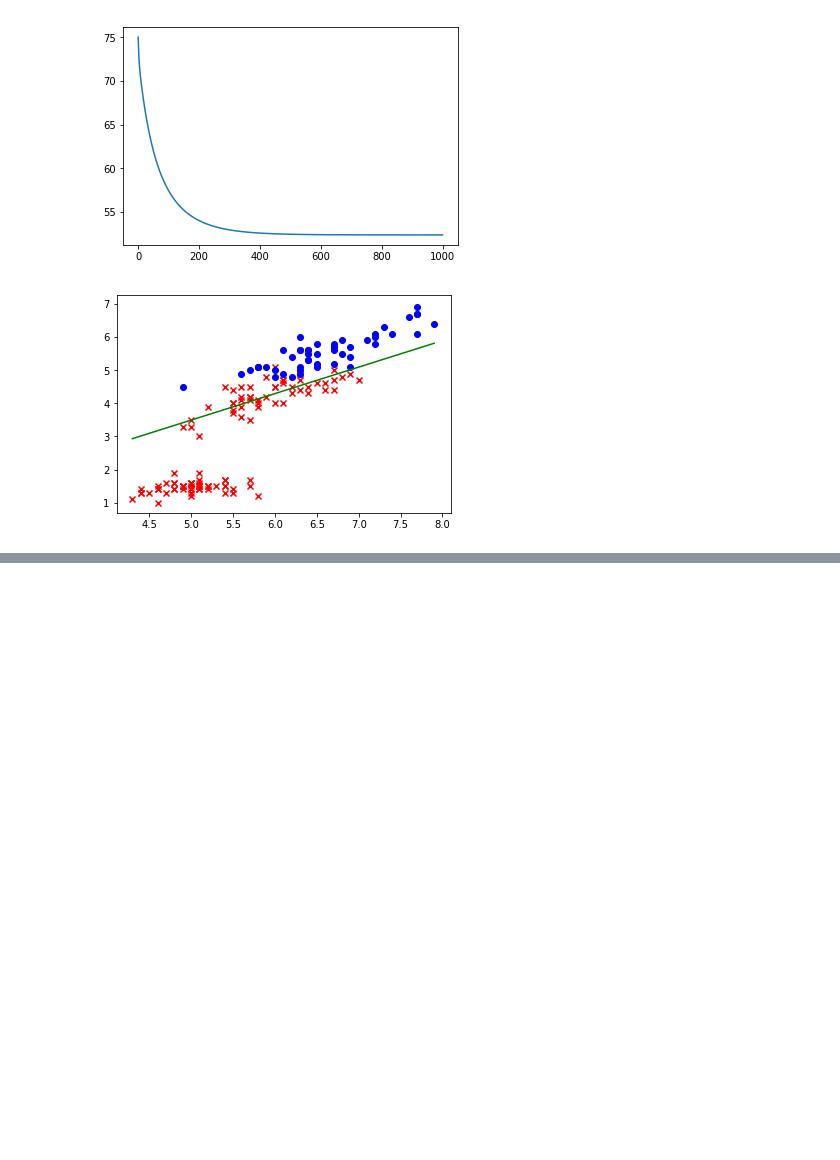
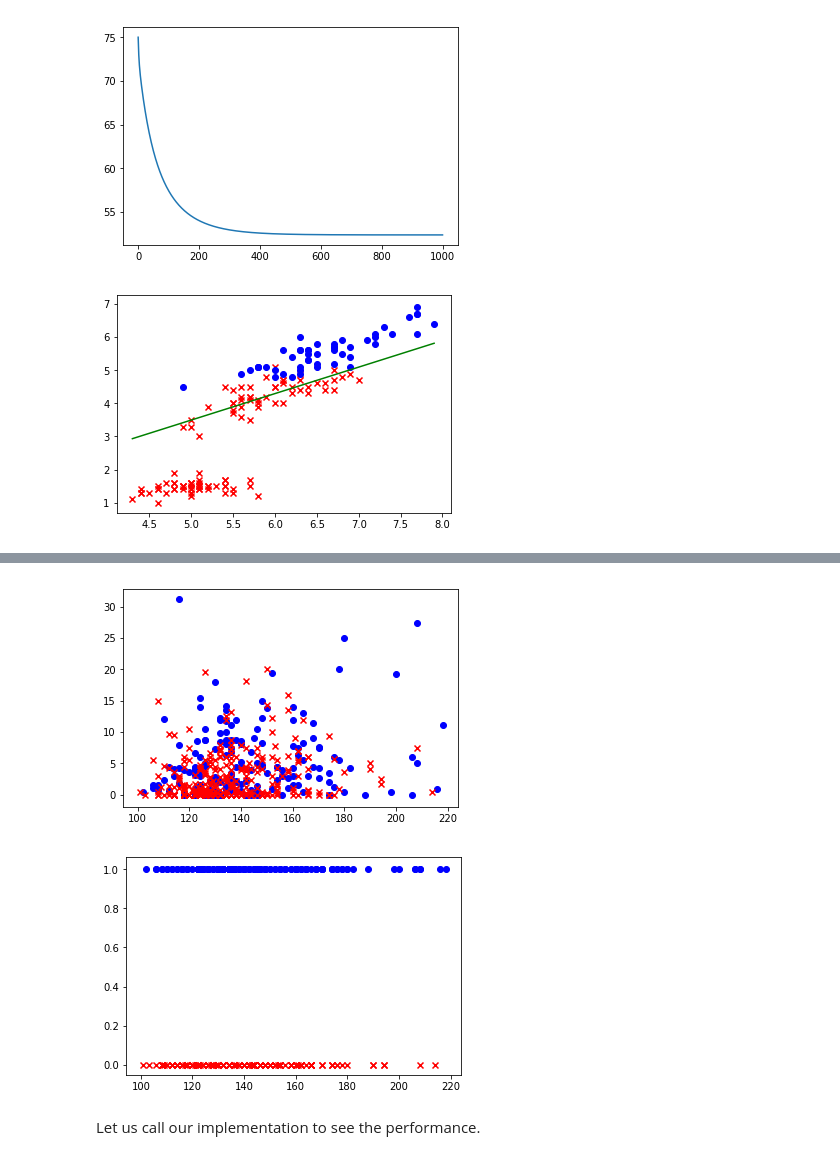
Before and after one commit to IKMLab/Logistic-Regression-Tutorial, a Jupyter notebook: logistic_regression_tutorial.ipynb, the cells around one changed output, grey strips where cells are left out. Drawn from its saved outputs; the diff is of its cells as text; code cells hidden in the pictures; blank space fills up the shorter version.

```diff
--- a/logistic_regression_tutorial.ipynb
+++ b/logistic_regression_tutorial.ipynb
@@ -198,0 +218,37 @@ plt.show()
+# %%
+import pandas
+
+dataset_pandas=pandas.read_csv("SAheart.data.csv")
+
+# delete feature not needed
+del dataset_pandas["row.names"]
+del dataset_pandas["famhist"]
+
+# extract label
+label=dataset_pandas["chd"]
+del dataset_pandas["chd"]
+
+# preparing features
+features=dataset_pandas.iterrows()
+
+# load to dataset
+dataset=[]
+for idx,instance in enumerate(features):
+    dataset.append((list(instance[1]),label[idx]))
+    pass
+
+# plot the features distribution on graph
+# see two feature at a time
+plt.scatter([v[0][0] for v in dataset if v[1]==1],[v[0][1] for v in dataset if v[1]==1],c="b",marker="o")
+plt.scatter([v[0][0] for v in dataset if v[1]==0],[v[0][1] for v in dataset if v[1]==0],c="r",marker="x")
+plt.show()
+
+# see one feature at a time
+plt.scatter([v[0][0] for v in dataset if v[1]==1],[l for l in label if l==1],c="b",marker="o")
+plt.scatter([v[0][0] for v in dataset if v[1]==0],[l for l in label if l==0],c="r",marker="x")
+plt.show()
+# %% [output]
+[figure, added]
+[figure, added]
+# %% [markdown]
+Let us call our implementation to see the performance.
```
Also changed, not shown: parts of 7 cells of this notebook.
